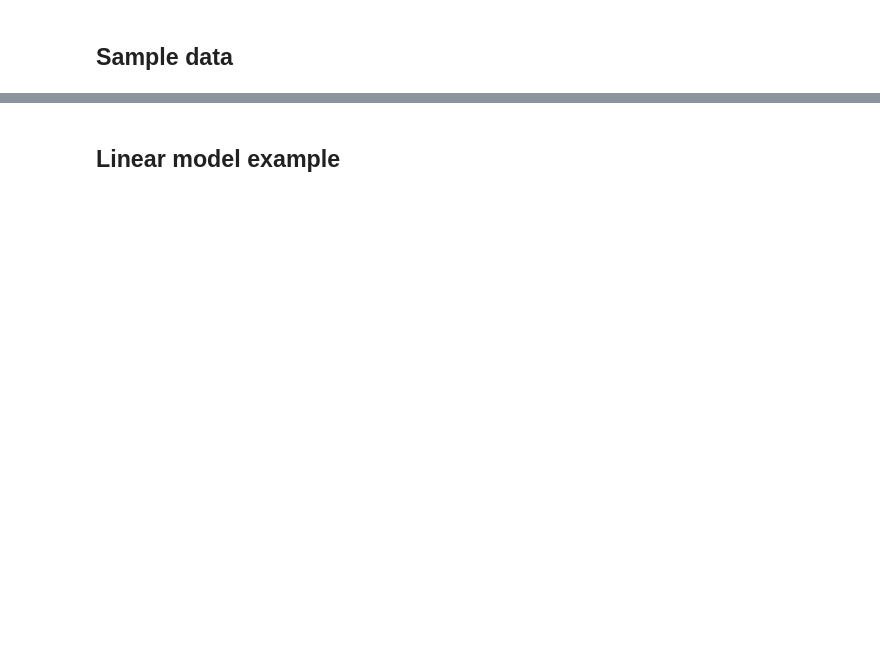
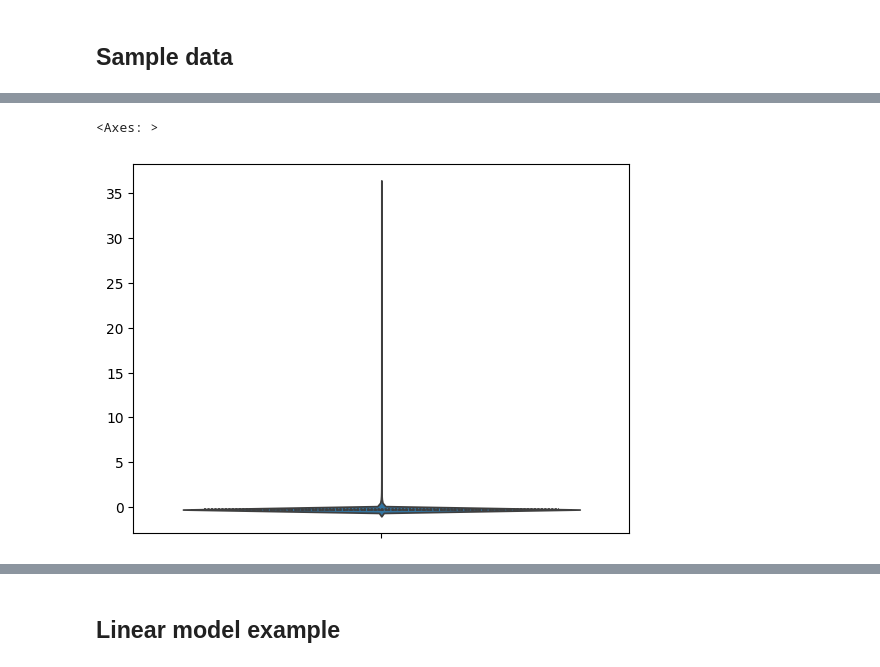
Before and after one commit to sachinmloecher/SensoriumDecoding, a Jupyter notebook: notebooks/sensorium_eda.ipynb, the cells around one changed output, grey strips where cells are left out. Saved outputs shown, nothing was run; the diff lists cells and outputs as text; code cells hidden in the pictures; blank space fills up the shorter version.

```diff
--- a/notebooks/sensorium_eda.ipynb
+++ b/notebooks/sensorium_eda.ipynb
@@ -41,3 +40,0 @@ AttributeError: 'DataLoader' object has no attribute '__getitem__'
-# %%
-for batch in val_ds['S1']:
-    print(batch)
@@ -48,8 +41,2 @@ torch.Size([1, 7538])
-# %%
-train_ds, val_ds, test_ds = get_datasets(
-    args,
-    data_dir=args.dataset,
-    mouse_ids=args.mouse_ids,
-)
 # %% [markdown]
 ## Sample data
@@ -89,0 +82,38 @@ plt.show()
+# %%
+# Pixel intensities
+fig, axes = plt.subplots(nrows=2, ncols=3, figsize=(15, 10))
+axes = axes.flatten()
+
+for idx, mouse in enumerate(['A', 'B', 'C', 'D', 'E']):
+    # Train data
+    X_train = []
+    for i, batch in enumerate(train_ds[mouse]):
+        X_train_batch = np.array([sample.flatten().numpy() for sample in batch['image']])
+        X_train.extend(X_train_batch)
+    X_train = np.array(X_train)
+
+    # Plot histogram
+    sns.histplot(X_train.flatten(), bins=100, kde=True, ax=axes[idx], color=f'C{i}')
+    axes[i].set_title(f'Mouse {mouse}')
+    axes[i].set_xlabel('Pixel Intensity')
+    axes[i].set_ylabel('Frequency')
+
+# Adjust layout
+plt.tight_layout()
+
+# Show the plot
+plt.show()
+# %%
+# Responses
+for idx, mouse in enumerate(['C']):#, 'B', 'C', 'D', 'E']):
+    # Train data
+    y_train = []
+    for i, batch in enumerate(train_ds[mouse]):
+        y_train_batch = np.array([sample.flatten().numpy() for sample in batch['response']])
+        y_train.extend(y_train_batch)
+    y_train = np.array(y_train)
+# %%
+sns.violinplot(data=y_train.flatten(), ax=axes[idx], inner="quartile")
+# %% [output]
+<Axes: >
+[figure, added]
```
Also changed, not shown: parts of 21 cells of this notebook, 28 other files.
